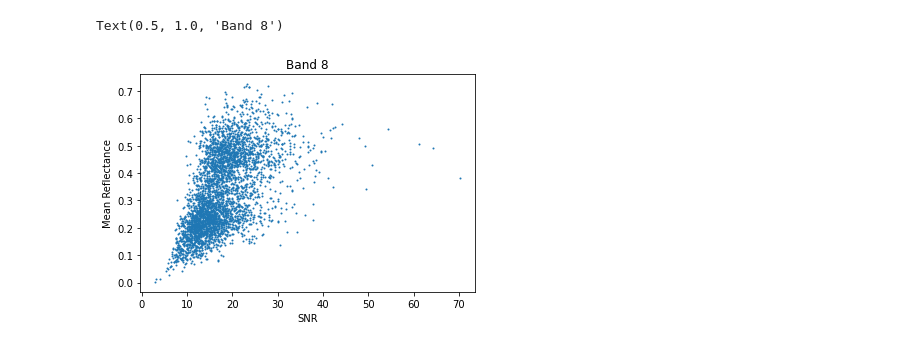
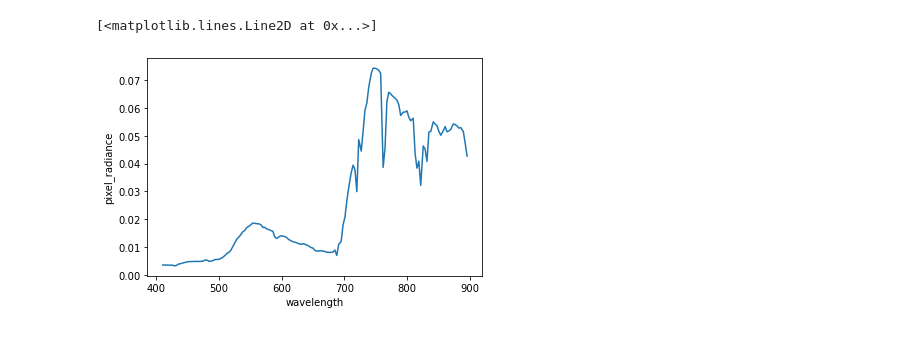
Before and after one commit to joe-fennell/pyeosim, a Jupyter notebook: 3_SNR.ipynb, the cells around one changed output. Drawn from its saved outputs; the diff is of its cells as text; code cells hidden in the pictures.

```diff
--- a/3_SNR.ipynb
+++ b/3_SNR.ipynb
@@ -105,10 +25,12 @@ Text(0.5, 1.0, 'Band 2')
-# %%
-_snr7 = snr.isel(band=7).values.ravel()
-_out_7 = out_r.isel(band=7).values.ravel()
-plt.scatter(_snr7, _out_7,s=1)
-plt.xlabel('SNR')
-plt.ylabel('Mean Reflectance')
-plt.title('Band 8')
-# %% [output]
-Text(0.5, 1.0, 'Band 8')
-[figure, removed]
+# %%
+cmos = TCMOS_no_spatial(TDI_rows=32,
+                        store_steps=False,
+                        ground_sample_distance=2)
+# %%
+TOA_bands = cmos.spectral_response.transform(TOA)
+TOA_ndvi = (TOA_bands.isel(band=9) - TOA_bands.isel(band=5))/(TOA_bands.isel(band=9) + TOA_bands.isel(band=5))
+TOA_veg_median = TOA.where(TOA_ndvi > 0).median(['x','y'])
+TOA_veg_median.plot()
+# %% [output]
+[<matplotlib.lines.Line2D at 0x...>]
+[figure, added]
```
Also changed, not shown: parts of 9 cells of this notebook, 19 other files.
